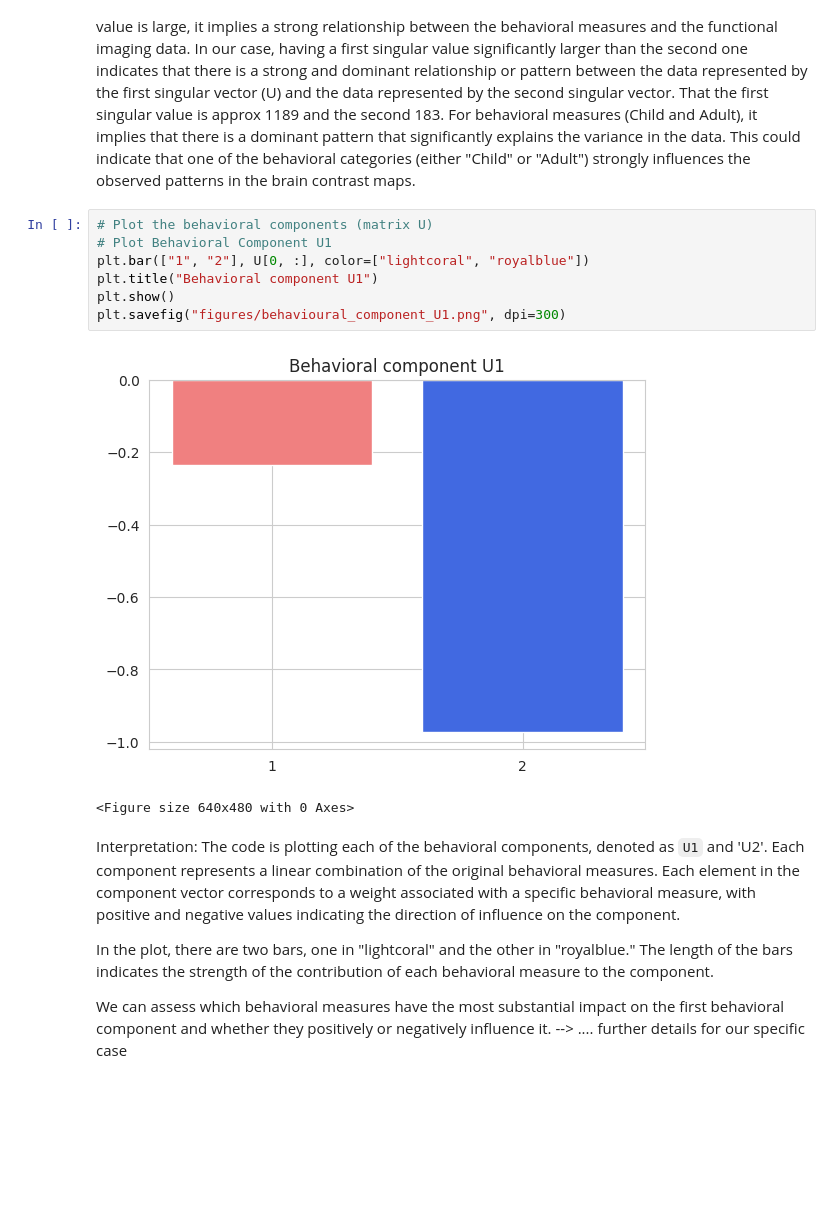
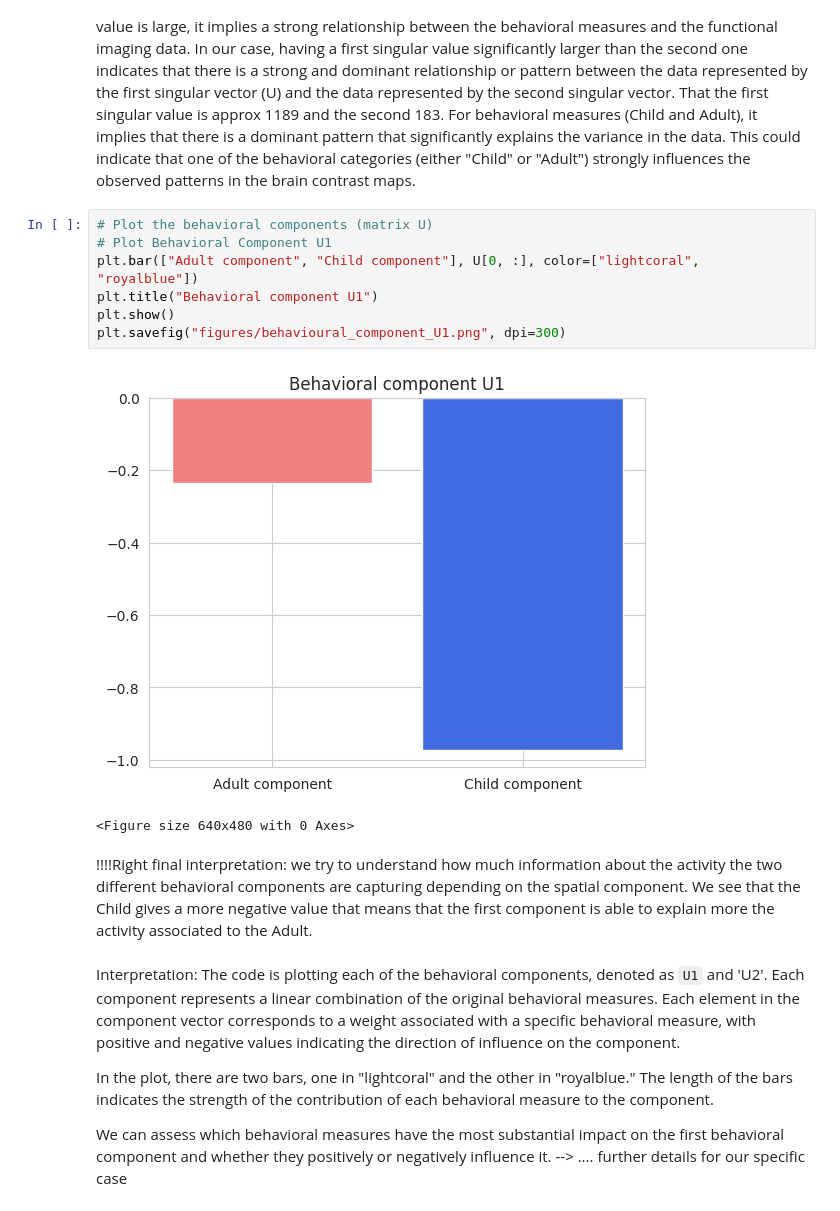
Before and after one commit to ludekcizinsky/fMRI-dimensionality-reduction, a Jupyter notebook: run.ipynb, the cells around one changed output. Saved outputs shown, nothing was run; the diff lists cells and outputs as text; blank space fills up the shorter version.

```diff
--- a/run.ipynb
+++ b/run.ipynb
@@ -972,13 +943,15 @@ That the first singular value is approx 1189 and the second 183. For behavioral
 # %%
 # Plot the behavioral components (matrix U)
 # Plot Behavioral Component U1
-plt.bar(["1", "2"], U[0, :], color=["lightcoral", "royalblue"])
+plt.bar(["Adult component", "Child component"], U[0, :], color=["lightcoral", "royalblue"])
 plt.title("Behavioral component U1")
 plt.show()
 plt.savefig("figures/behavioural_component_U1.png", dpi=300)
 # %% [output]
-[figure, old version]
+[figure, new version]
 <Figure size 640x480 with 0 Axes>
+# %% [markdown]
+!!!!Right final interpretation: we try to understand how much information about the activity the two different behavioral components are capturing depending on the spatial component. We see that the Child gives a more negative value that means that the first component is able to explain more the activity associated to the Adult.
 # %% [markdown]
 Interpretation: The code is plotting each of the behavioral components, denoted as `U1` and 'U2'. Each component represents a linear combination of the original behavioral measures. Each element in the component vector corresponds to a weight associated with a specific behavioral measure, with positive and negative values indicating the direction of influence on the component.
 
```
Also changed, not shown: parts of 22 cells of this notebook.
